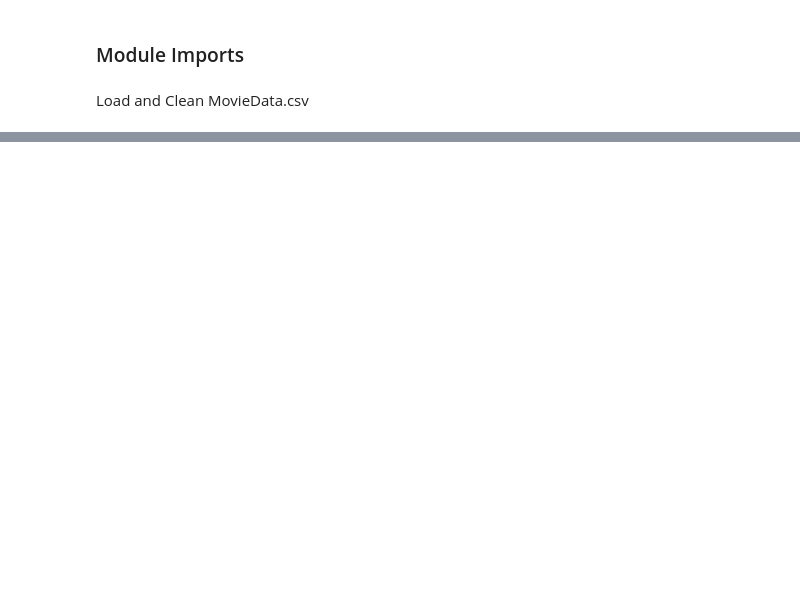
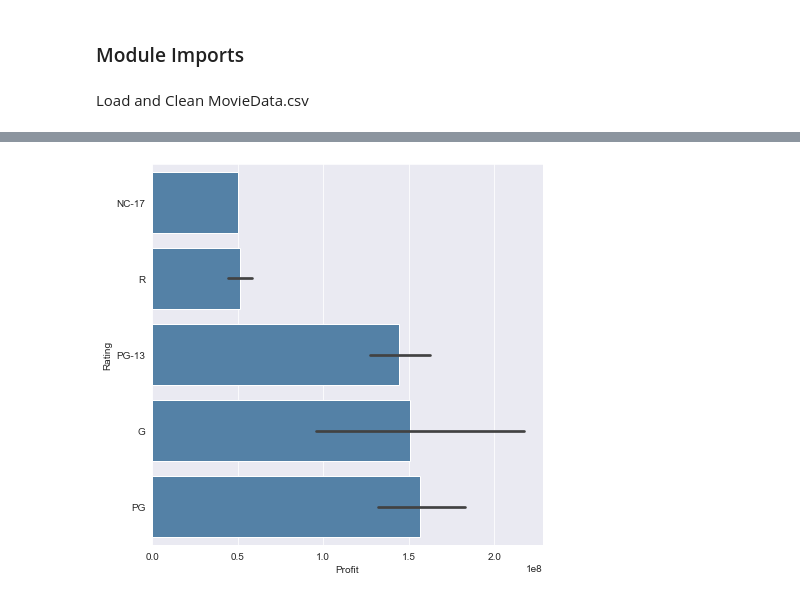
Before and after one commit to jleifnf/JN-Studio, a Jupyter notebook: JN-Studio.ipynb, the cells around one changed output, grey strips where cells are left out. Cells and saved outputs as stored; diff of their text form; code cells hidden in the pictures; blank space fills up the shorter version.

```diff
--- a/JN-Studio.ipynb
+++ b/JN-Studio.ipynb
@@ -34,0 +25,4 @@ sns.boxplot(x='genre', y='profit', data=movie_data,)
+# %%
+data_bar_graph(movie_data,'rating')
+# %% [output]
+[figure, added]
```
Also changed, not shown: parts of 10 cells of this notebook, 2 other files.
